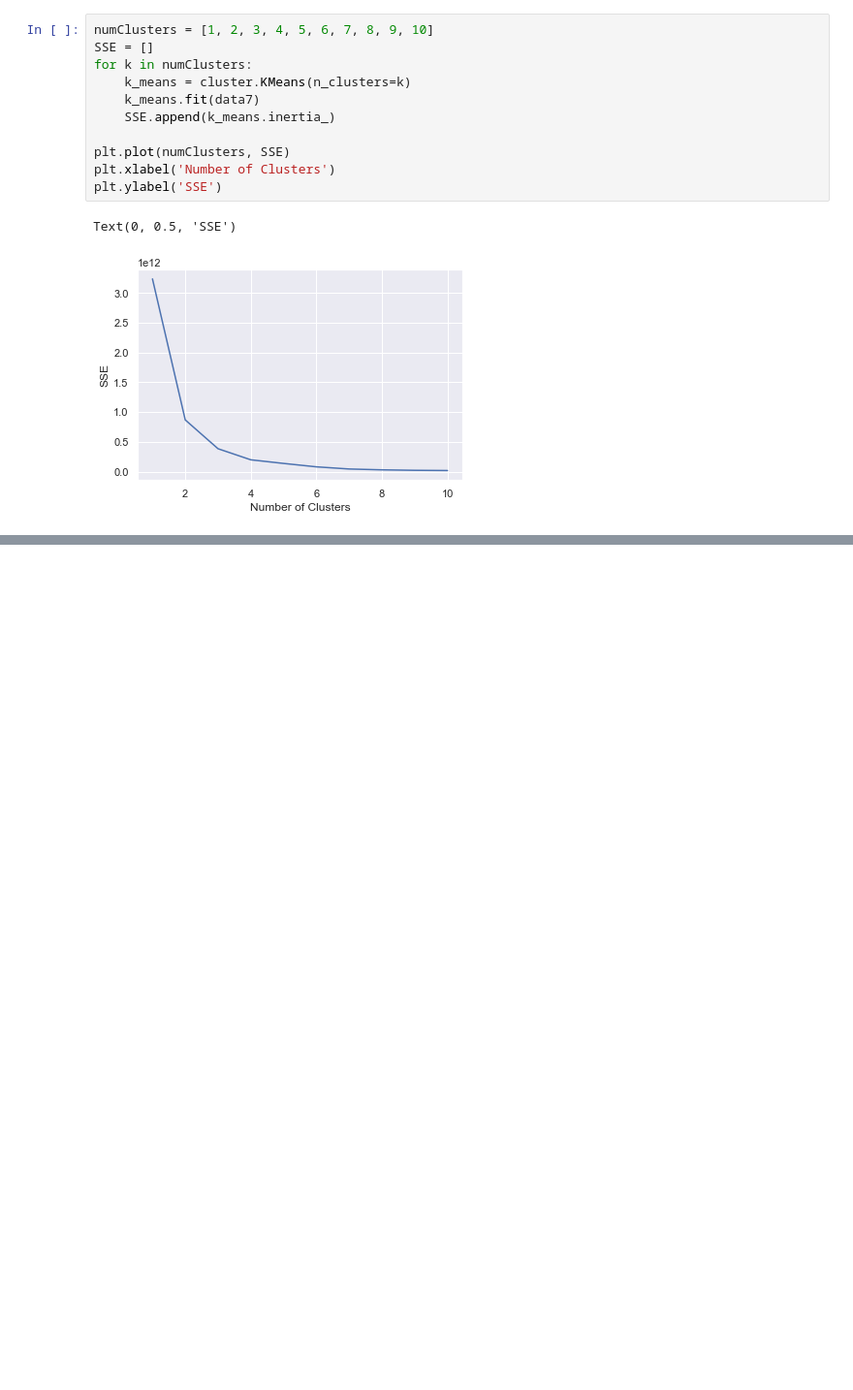
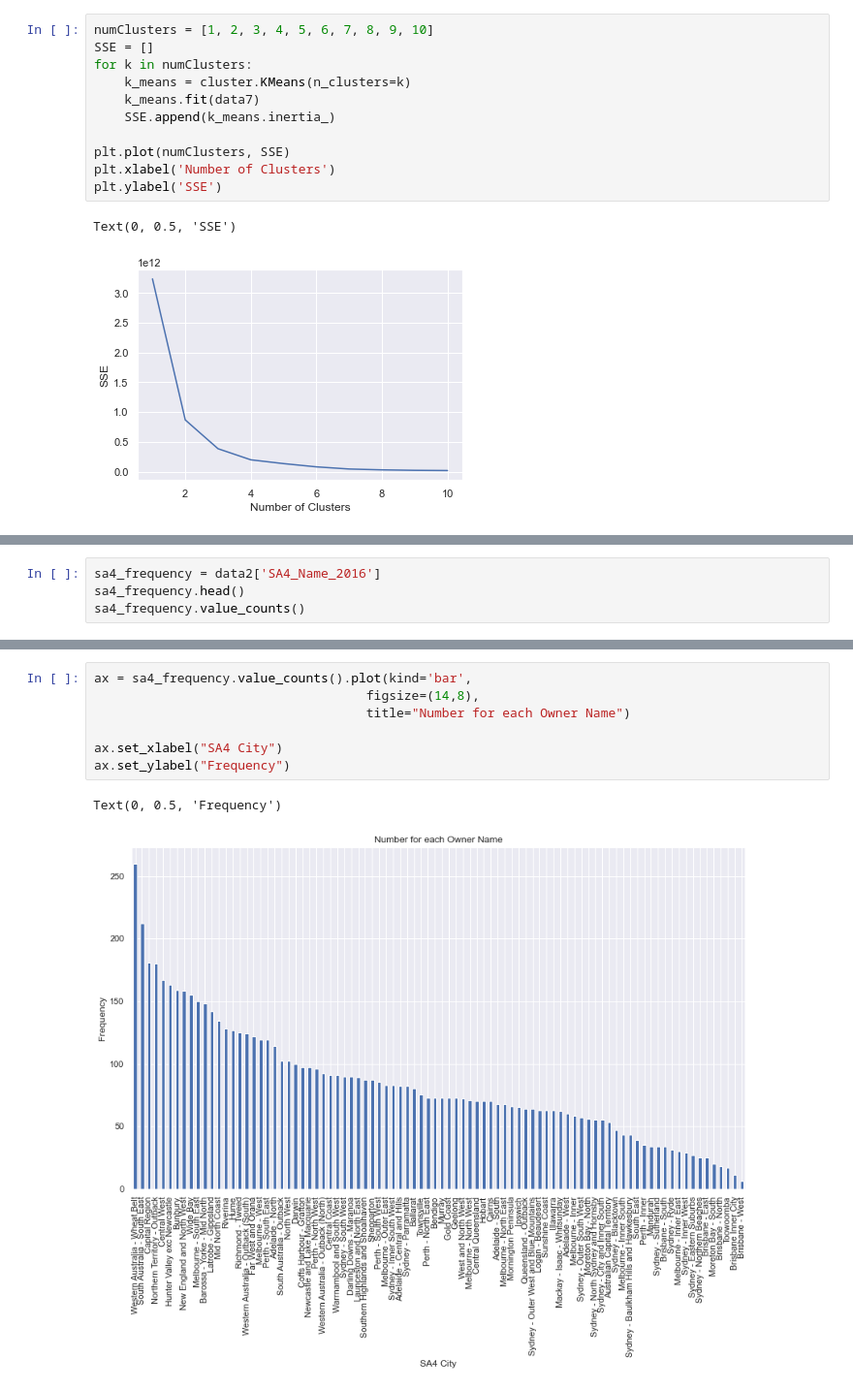
Before and after one commit to cooper-plath/CP3403DataMining, a Jupyter notebook: Dataset.ipynb, the cells around one changed output, grey strips where cells are left out. Shown at 97% size. Drawn from its saved outputs; the diff is of its cells as text; blank space fills up the shorter version.

```diff
--- a/Dataset.ipynb
+++ b/Dataset.ipynb
@@ -462,0 +462,4 @@ For n_clusters = 6 The average silhouette_score is : 0.6871729388885414
+# %%
+sa4_frequency = data2['SA4_Name_2016']
+sa4_frequency.head()
+sa4_frequency.value_counts()
@@ -462,0 +484,10 @@ For n_clusters = 6 The average silhouette_score is : 0.6871729388885414
+# %%
+ax = sa4_frequency.value_counts().plot(kind='bar',
+                                    figsize=(14,8),
+                                    title="Number for each Owner Name")
+
+ax.set_xlabel("SA4 City")
+ax.set_ylabel("Frequency")
+# %% [output]
+Text(0, 0.5, 'Frequency')
+[figure, added]
```
Also changed, not shown: parts of 16 cells of this notebook.
